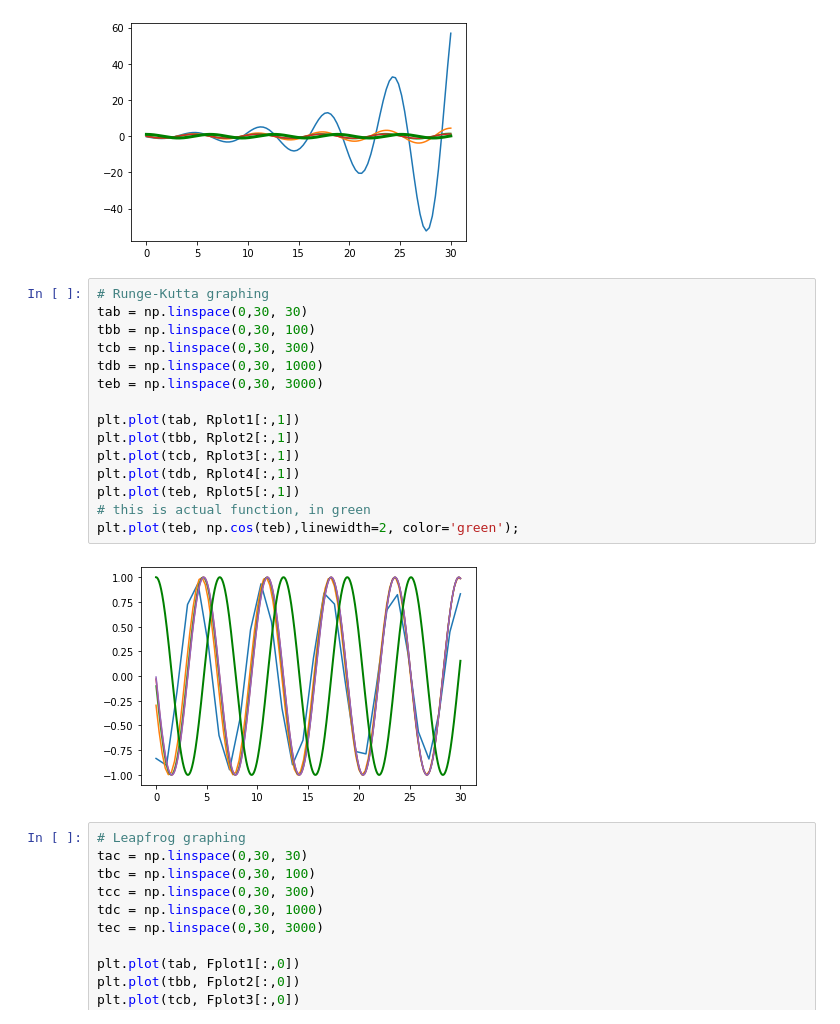
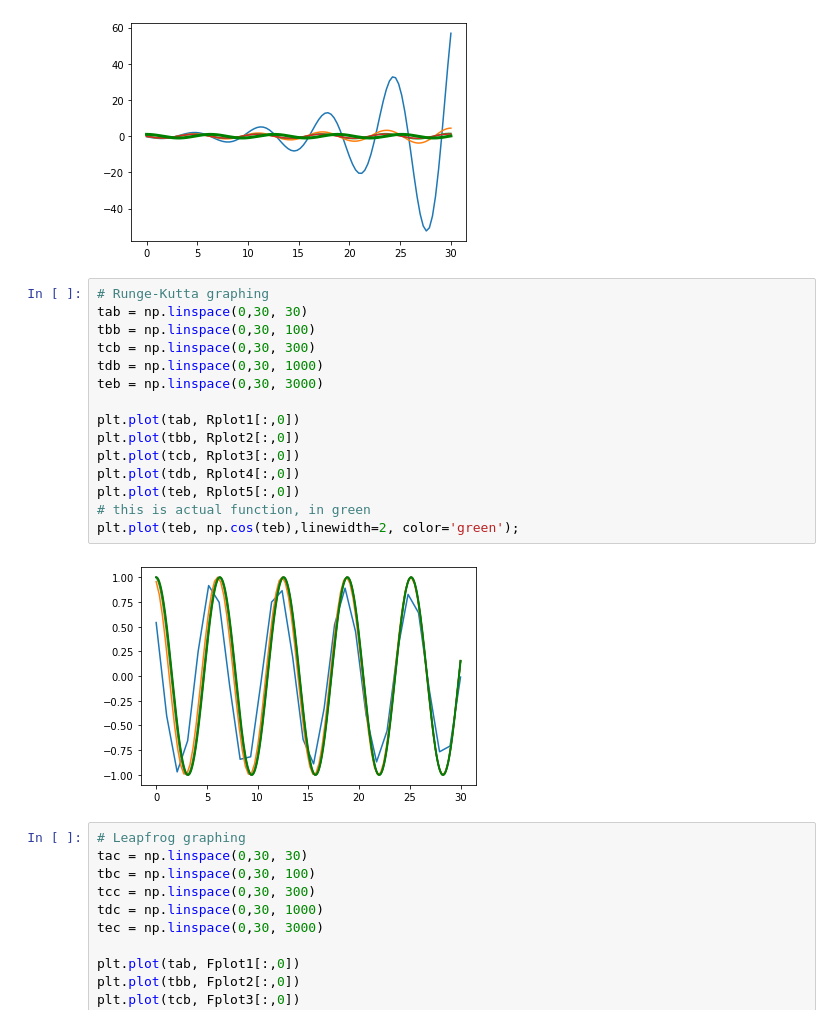
Before and after one commit to maria8ch/a427, a Jupyter notebook: hw2/hw2py/hw2.ipynb, the cells around one changed output. Cells and saved outputs as stored; diff of their text form.

```diff
--- a/hw2/hw2py/hw2.ipynb
+++ b/hw2/hw2py/hw2.ipynb
@@ -266,20 +266,20 @@ plt.plot(tea, np.cos(tea), linewidth=3, color='green');
 # %%
 # Runge-Kutta graphing
 tab = np.linspace(0,30, 30)
 tbb = np.linspace(0,30, 100)
 tcb = np.linspace(0,30, 300)
 tdb = np.linspace(0,30, 1000)
 teb = np.linspace(0,30, 3000)
 
-plt.plot(tab, Rplot1[:,1])
-plt.plot(tbb, Rplot2[:,1])
-plt.plot(tcb, Rplot3[:,1])
-plt.plot(tdb, Rplot4[:,1])
-plt.plot(teb, Rplot5[:,1])
+plt.plot(tab, Rplot1[:,0])
+plt.plot(tbb, Rplot2[:,0])
+plt.plot(tcb, Rplot3[:,0])
+plt.plot(tdb, Rplot4[:,0])
+plt.plot(teb, Rplot5[:,0])
 # this is actual function, in green
 plt.plot(teb, np.cos(teb),linewidth=2, color='green');
 # %% [output]
-[figure, old version]
+[figure, new version]
 # %%
 # Leapfrog graphing
 tac = np.linspace(0,30, 30)
```
Also changed, not shown: parts of 5 cells of this notebook, 1 other file.
